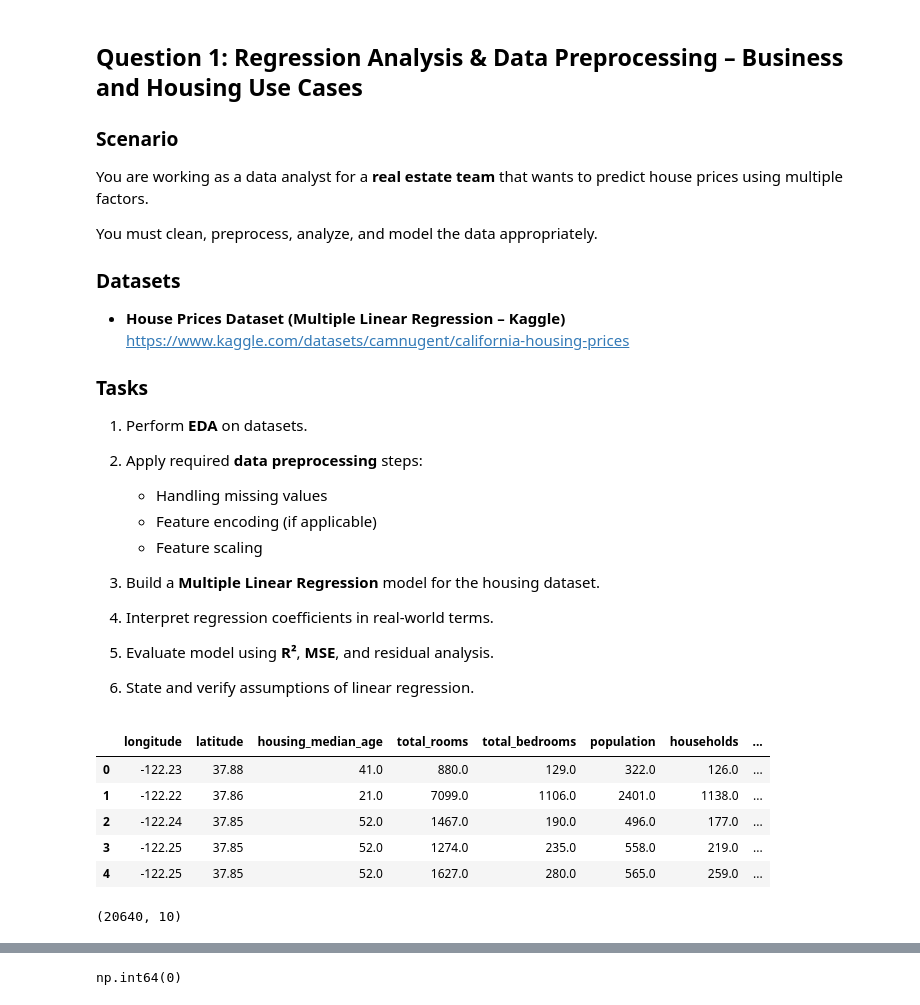
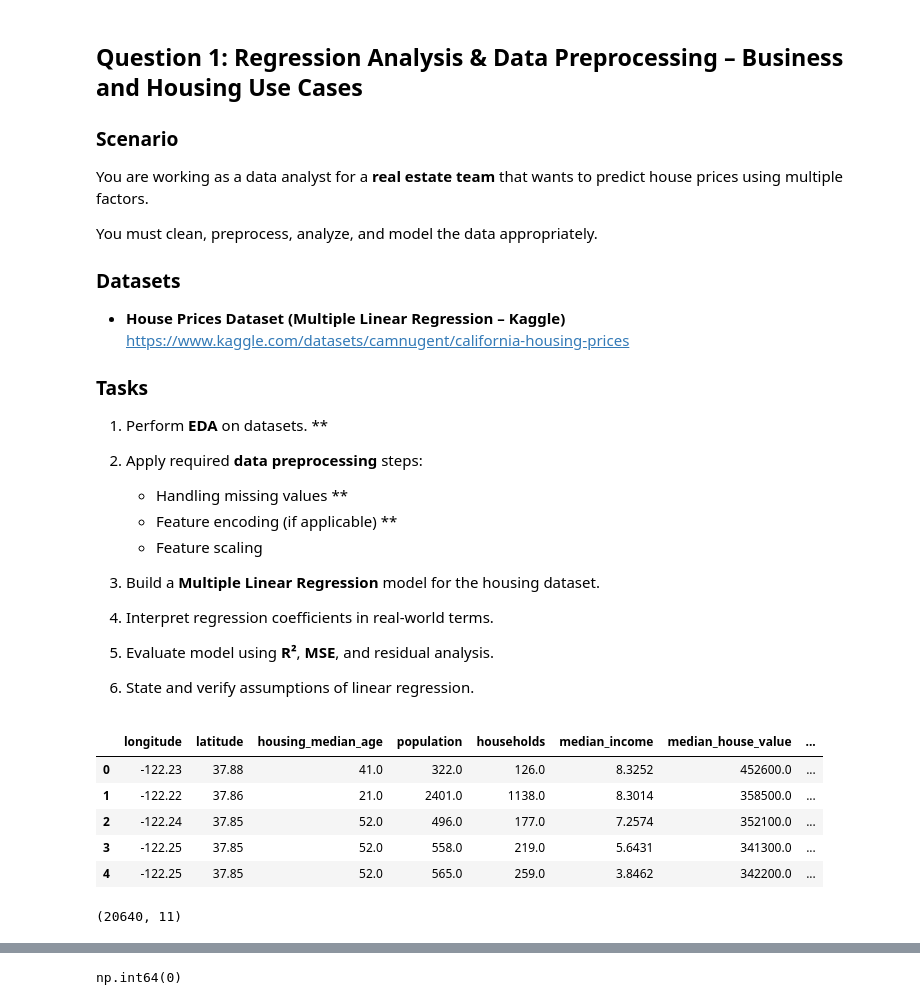
Before and after one commit to prof-screw/DSML, a Jupyter notebook: Week09/Assignment08.ipynb, the cells around one changed output, grey strips where cells are left out. Cells and saved outputs as stored; diff of their text form; code cells hidden in the pictures.

```diff
--- a/Week09/Assignment08.ipynb
+++ b/Week09/Assignment08.ipynb
@@ -14,11 +14,11 @@ You must clean, preprocess, analyze, and model the data appropriately.
 
 ### Tasks
 
-1. Perform **EDA** on datasets.
+1. Perform **EDA** on datasets. **
 2. Apply required **data preprocessing** steps:
 
-   * Handling missing values
-   * Feature encoding (if applicable)
+   * Handling missing values **
+   * Feature encoding (if applicable) **
    * Feature scaling
 4. Build a **Multiple Linear Regression** model for the housing dataset.
 5. Interpret regression coefficients in real-world terms.
@@ -32,17 +37,22 @@ import seaborn as sns
 # %%
 df1 = pd.read_csv("../Dataset/housing.csv")
+
+df1["rooms_per_household"]      = df1["total_rooms"] / df1["households"]
+df1["bedrooms_per_room"]        = df1["total_bedrooms"] / df1["total_rooms"]
+df1["population_per_household"] = df1["population"] / df1["households"]
+df1 = df1.drop(columns=["total_rooms", "total_bedrooms"])
 df1.head()
 # %% [output]
-|  | longitude | latitude | housing_median_age | total_rooms | total_bedrooms | population | households | ... |
-| 0 | -122.23 | 37.88 | 41.0 | 880.0 | 129.0 | 322.0 | 126.0 | ... |
-| 1 | -122.22 | 37.86 | 21.0 | 7099.0 | 1106.0 | 2401.0 | 1138.0 | ... |
-| 2 | -122.24 | 37.85 | 52.0 | 1467.0 | 190.0 | 496.0 | 177.0 | ... |
-| 3 | -122.25 | 37.85 | 52.0 | 1274.0 | 235.0 | 558.0 | 219.0 | ... |
-| 4 | -122.25 | 37.85 | 52.0 | 1627.0 | 280.0 | 565.0 | 259.0 | ... |
+|  | longitude | latitude | housing_median_age | population | households | median_income | median_house_value | ... |
+| 0 | -122.23 | 37.88 | 41.0 | 322.0 | 126.0 | 8.3252 | 452600.0 | ... |
+| 1 | -122.22 | 37.86 | 21.0 | 2401.0 | 1138.0 | 8.3014 | 358500.0 | ... |
+| 2 | -122.24 | 37.85 | 52.0 | 496.0 | 177.0 | 7.2574 | 352100.0 | ... |
+| 3 | -122.25 | 37.85 | 52.0 | 558.0 | 219.0 | 5.6431 | 341300.0 | ... |
+| 4 | -122.25 | 37.85 | 52.0 | 565.0 | 259.0 | 3.8462 | 342200.0 | ... |
 # %%
 df1.shape
 # %% [output]
-(20640, 10)
+(20640, 11)
 # %%
 df1.info()
 # %% [output]
```
Also changed, not shown: parts of 22 cells of this notebook.
